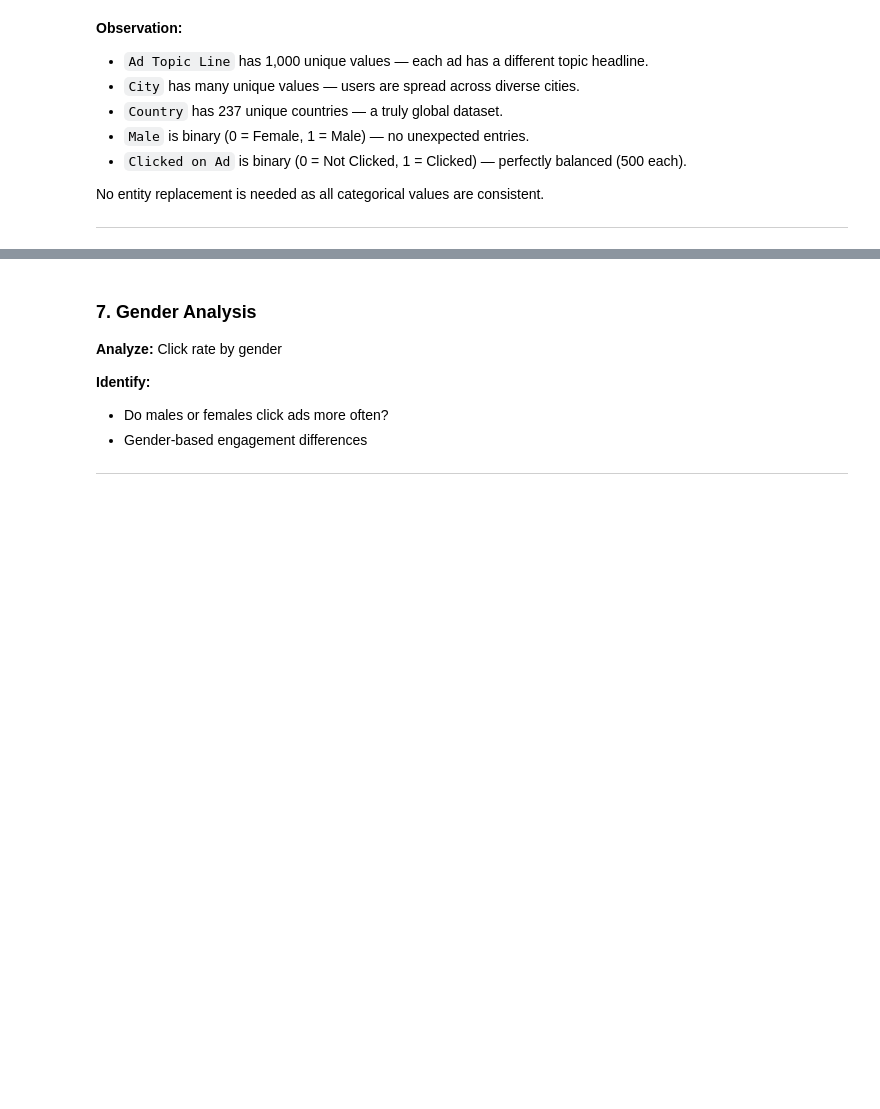
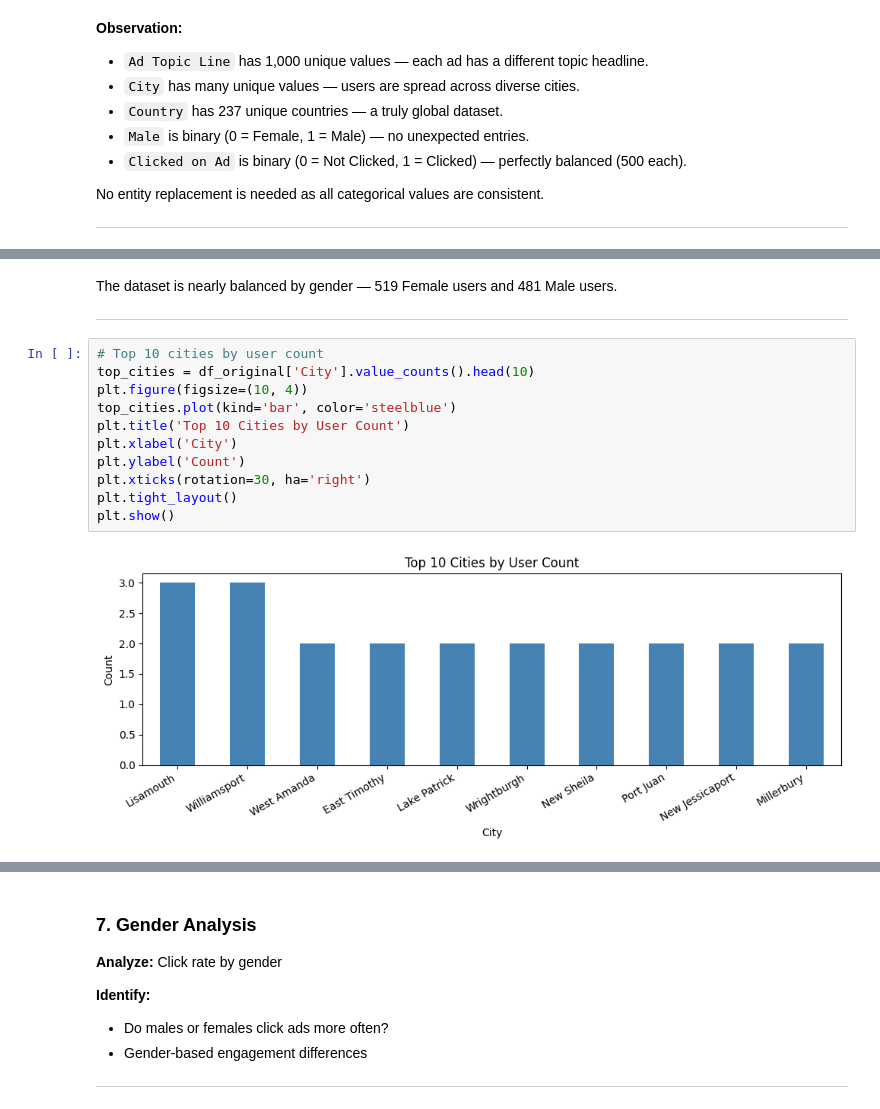
Before and after one commit to Monika364/AD-CLICK-PREDICTION, a Jupyter notebook: AD_CLICK_PREDICTION_EDA.ipynb, the cells around one changed output, grey strips where cells are left out. Saved outputs shown, nothing was run; the diff lists cells and outputs as text; blank space fills up the shorter version.

```diff
--- a/AD_CLICK_PREDICTION_EDA.ipynb
+++ b/AD_CLICK_PREDICTION_EDA.ipynb
@@ -414,0 +364,17 @@ Numeric data with meaningful equal spacing AND a natural zero point.
+# %% [markdown]
+The dataset is nearly balanced by gender — 519 Female users and 481 Male users.
+
+---
+# %%
+# Top 10 cities by user count
+top_cities = df_original['City'].value_counts().head(10)
+plt.figure(figsize=(10, 4))
+top_cities.plot(kind='bar', color='steelblue')
+plt.title('Top 10 Cities by User Count')
+plt.xlabel('City')
+plt.ylabel('Count')
+plt.xticks(rotation=30, ha='right')
+plt.tight_layout()
+plt.show()
+# %% [output]
+[figure, added]
```
Also changed, not shown: parts of 81 cells of this notebook.
